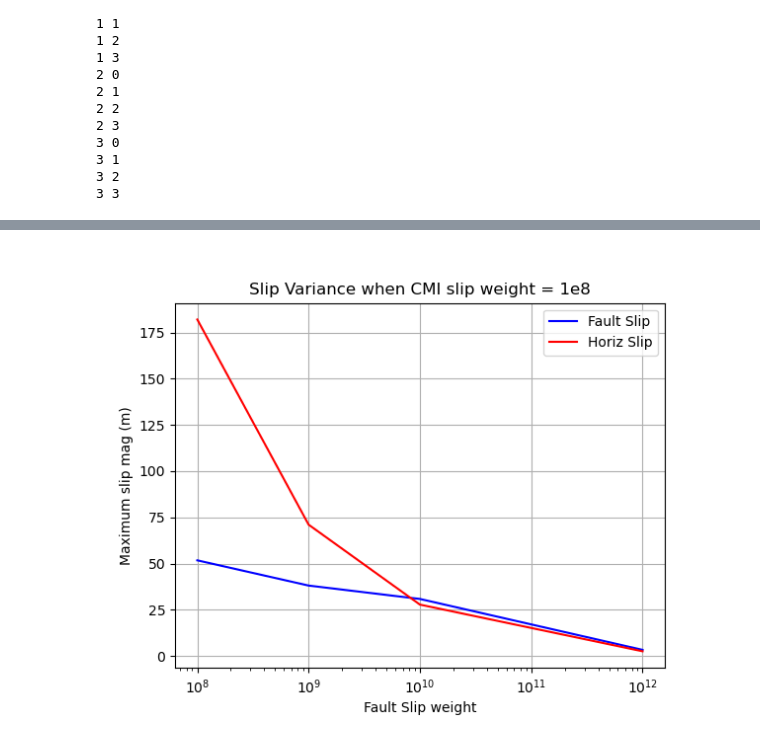
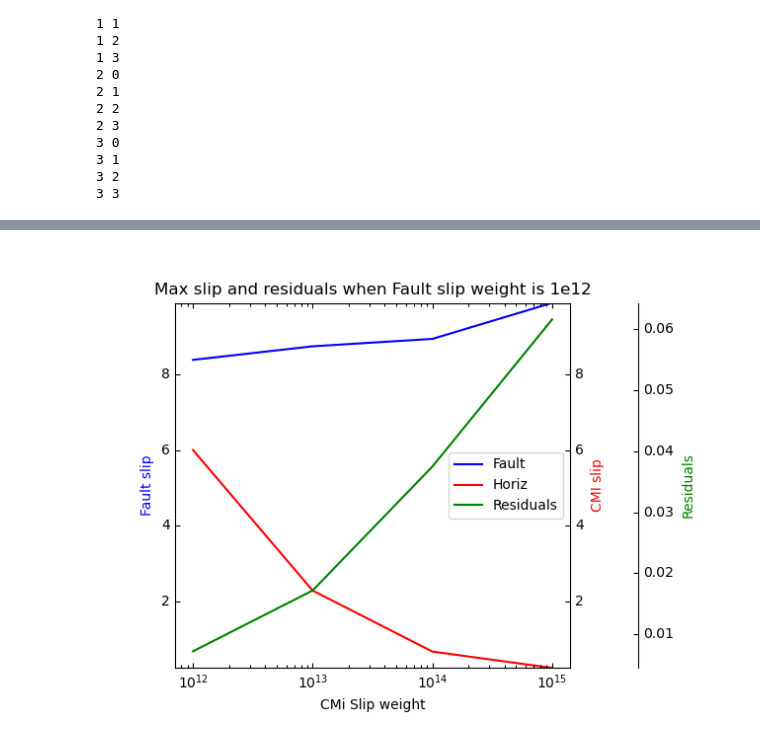
Before and after one commit to e-middleton/Emily_fault_displacement, a Jupyter notebook: CMI.ipynb, the cells around one changed output, grey strips where cells are left out. Cells and saved outputs as stored; diff of their text form; code cells hidden in the pictures.

Commit message:
fixed plotting for bulk testing

```diff
--- a/CMI.ipynb
+++ b/CMI.ipynb
@@ -793,6 +786,7 @@ sorted_edge_nodes = np.sort(horiz["ordered_edge_nodes"], 1)
 
 min_lon = np.min(horiz["points"][:,0])
 max_lat = np.max(horiz["points"][:,1])
+min_lat = np.min(horiz["points"][:,1])
 
 # find the rows of points that touch the minimum longitude value
 lon_indicies = np.nonzero(horiz["points"][:,0]==min_lon)
@@ -816,6 +810,16 @@ for p in range(len(far_north[0:,])):
     if far_north[p,:].any():
         col[p,1] = True
 horiz["far_north"] = col[:,1]
+
+# find the rows of points that touch the minimum latitude values
+min_lat_ind = np.nonzero(horiz["points"][:,1]==min_lat)
+far_south = np.isin(horiz["verts"], min_lat_ind)
+
+# fill in dictionary section of "far_south" for CMI
+for q in range(len(far_south[0:,])):
+    if far_south[q,:].any():
+        col[q,1] = True
+horiz["far_south"] = col[:,1]
 # %% [markdown]
 #### Assemble matrices, weighting vector, and data vector
 # %%
@@ -904,6 +940,6 @@ for mesh_idx in range(len(meshes)+2):
 # %%
 # nested loop to test the different effects of different combos of smoothing weights on fault and cmi
-smooths = [1e8, 1e9, 1e10, 1e12]
+smooths = [1e12, 1e13, 1e14, 1e15]
 
 max_fault_slip = np.empty((len(smooths)**2, 2))
 max_horiz_slip = np.empty((len(smooths)**2, 2))
@@ -912,14 +948,15 @@ mean_residuals = np.empty((len(smooths)**2, 3))
 
 for i in range(len(smooths)):
     for j in range(len(smooths)):
-        smoothing_weight = [smooths[i], smooths[j], 1e-6, 1e-6]
+        smoothing_weight = [smooths[i], smooths[j], 1e-12, 1e-4, 1e2]
         data_vector = np.zeros((np.shape(assembled_mat)[0], 1))
         disp_array = np.array([gps.east_vel, gps.north_vel, gps.up_vel]).reshape(3,-1).T.copy()
         data_vector[0:np.size(disp_array)] = disp_array.flatten().reshape(-1,1)
 
         weights = np.ones((np.shape(assembled_mat)[0], 1))
-        for mesh_idx in range(len(meshes)+2):
-            weights[np.size(disp_array)+all_elem_beg[mesh_idx]:np.size(disp_array)+all_elem_end[mesh_idx]] = smoothing_weight[mesh_idx]
+        for mesh_idx in range(len(meshes)+3):
+            weights[np.size(disp_array)+ all_elem_beg[mesh_idx]:np.size(disp_array)+all_elem_end[mesh_idx]] = smoothing_weight[mesh_idx]
+
 
         # perform inversion
         # Calculate model covariance
@@ -1009,19 +1077,40 @@ plt.show()
 # %%
 # COMBO 1
-# fault slip (8, 9, 10, 12) horiz slip (8, 8, 8, 8)
+# fault slip (12, 12, 12, 12) cmi (12, 13, 14, 15)
+# code from https://matplotlib.org/stable/gallery/axisartist/demo_parasite_axes2.html#sphx-glr-gallery-axisartist-demo-parasite-axes2-py
+
+from mpl_toolkits import axisartist
+from mpl_toolkits.axes_grid1 import host_subplot
+total_slip1 = np.vstack((max_fault_slip[0:4, 0], max_horiz_slip[0:4, 0]))
 plt.close('all')
-plt.semilogx(max_fault_slip[::4, 1], max_fault_slip[::4, 0], color='b', label="Fault Slip")
-plt.semilogx(max_fault_slip[::4, 1], max_horiz_slip[0:4, 0], color='r', label="Horiz Slip")
-plt.xlabel("Fault Slip weight")
-plt.ylabel("Maximum slip mag (m)")
-plt.title("Slip Variance when CMI slip weight = 1e8")
-# plot with grid
-plt.legend()
-plt.grid(True)
+host = host_subplot(111, axes_class=axisartist.Axes)
+plt.subplots_adjust(right=0.75)
 
-# show the plot
+par1 = host.twinx()
+par2 = host.twinx()
+
+par2.axis["right"] = par2.new_fixed_axis(loc="right", offset=(50, 0))
+par1.axis["right"].toggle(all=True)
+par2.axis["right"].toggle(all=True)
+
+p1, = host.plot(smooth_combos[0:4, 1], max_fault_slip[0:4, 0], color='b', label="Fault")
+p2, = par1.plot(smooth_combos[0:4, 1], max_horiz_slip[0:4, 0], color='r', label="Horiz")
+p3, = par2.plot(smooth_combos[0:4, 1], mean_residuals[0:4, 0], color='g', label="Residuals")
+
+host.set_xscale('log')
+host.set(xlabel="CMi Slip weight", ylabel="Fault slip")
+host.set(ylim=[np.min(total_slip1), np.max(total_slip1)])
+par1.set(ylabel="CMI slip", ylim=[np.min(total_slip1), np.max(total_slip1)])
+par2.set(ylabel="Residuals")
+
+host.legend()
+
+host.axis["left"].label.set_color(p1.get_color())
+par1.axis["right"].label.set_color(p2.get_color())
+par2.axis["right"].label.set_color(p3.get_color())
+plt.title("Max slip and residuals when Fault slip weight is 1e12")
 plt.show()
 # %% [output]
-[figure, old version]
+[figure, new version]
 # %%
 # COMBO 2
```
Also changed, not shown: parts of 14 cells of this notebook.
